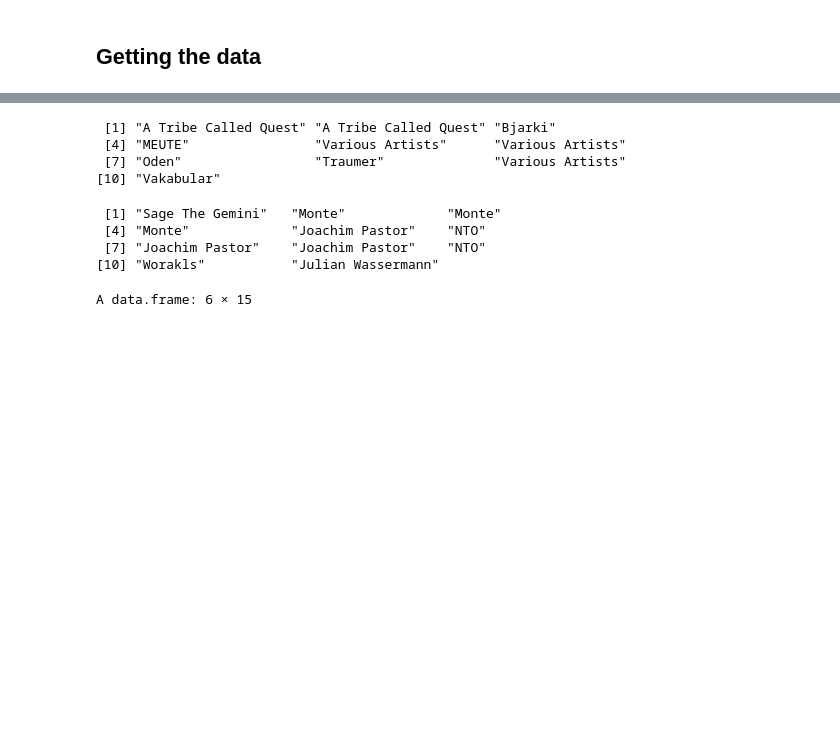
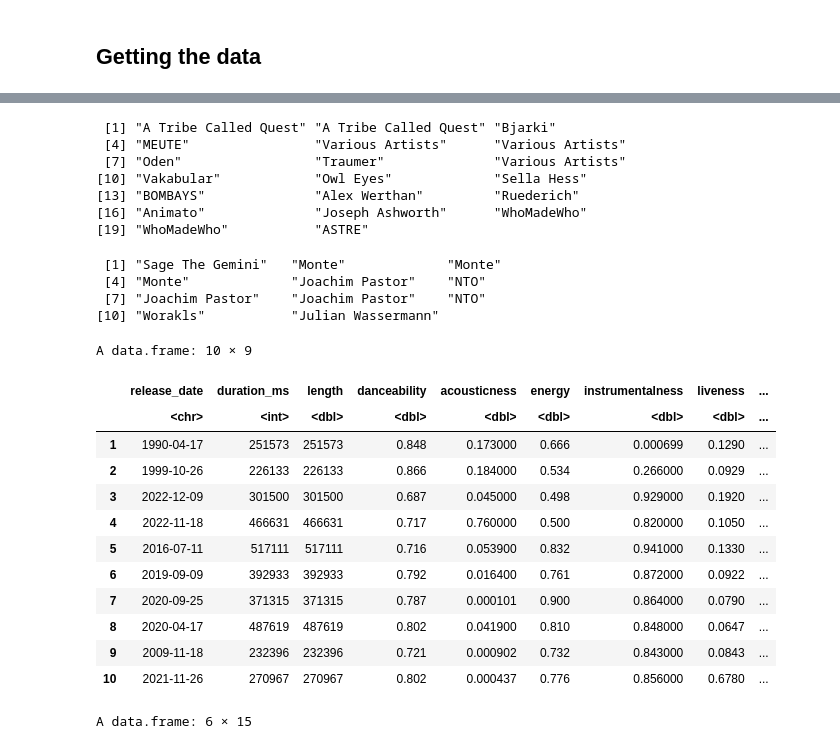
Before and after one commit to nilsjennissen/r-handbook, a Jupyter notebook: r-notebook.ipynb, the cells around one changed output, grey strips where cells are left out. Drawn from its saved outputs; the diff is of its cells as text; code cells hidden in the pictures; blank space fills up the shorter version.

```diff
--- a/r-notebook.ipynb
+++ b/r-notebook.ipynb
@@ -45,12 +43,15 @@ A data.frame: 6 × 24
 | 6 | 2022-12-15T05:12:55Z | 1XCc5NixQsxAwEpKbysZjL | Hometurf | 18 | spotify:track:1XCc5NixQsxAwEpKbysZjL | Various Artists | Haŵs Party Vol. 2 | 2019-09-09 | 392933 | 392933 | ... |
 # %%
 # Column artist first 10
-df$artist[1:10]
+df$artist[1:20]
 # %% [output]
  [1] "A Tribe Called Quest" "A Tribe Called Quest" "Bjarki"
  [4] "MEUTE"                "Various Artists"      "Various Artists"
  [7] "Oden"                 "Traumer"              "Various Artists"
-[10] "Vakabular"
+[10] "Vakabular"            "Owl Eyes"             "Sella Hess"
+[13] "BOMBAYS"              "Alex Werthan"         "Ruederich"
+[16] "Animato"              "Joseph Ashworth"      "WhoMadeWho"
+[19] "WhoMadeWho"           "ASTRE"
 # %%
 # Column artist last 10 from end
 df$artist[(nrow(df)-10):nrow(df)]
@@ -59,6 +60,22 @@ df$artist[(nrow(df)-10):nrow(df)]
  [4] "Monte"             "Joachim Pastor"    "NTO"
  [7] "Joachim Pastor"    "Joachim Pastor"    "NTO"
 [10] "Worakls"           "Julian Wassermann"
+# %%
+df[1:10, 8:16]
+# %% [output]
+A data.frame: 10 × 9
+|  | release_date | duration_ms | length | danceability | acousticness | energy | instrumentalness | liveness | ... |
+|  | <chr> | <int> | <dbl> | <dbl> | <dbl> | <dbl> | <dbl> | <dbl> | ... |
+| 1 | 1990-04-17 | 251573 | 251573 | 0.848 | 0.173000 | 0.666 | 0.000699 | 0.1290 | ... |
+| 2 | 1999-10-26 | 226133 | 226133 | 0.866 | 0.184000 | 0.534 | 0.266000 | 0.0929 | ... |
+| 3 | 2022-12-09 | 301500 | 301500 | 0.687 | 0.045000 | 0.498 | 0.929000 | 0.1920 | ... |
+| 4 | 2022-11-18 | 466631 | 466631 | 0.717 | 0.760000 | 0.500 | 0.820000 | 0.1050 | ... |
+| 5 | 2016-07-11 | 517111 | 517111 | 0.716 | 0.053900 | 0.832 | 0.941000 | 0.1330 | ... |
+| 6 | 2019-09-09 | 392933 | 392933 | 0.792 | 0.016400 | 0.761 | 0.872000 | 0.0922 | ... |
+| 7 | 2020-09-25 | 371315 | 371315 | 0.787 | 0.000101 | 0.900 | 0.864000 | 0.0790 | ... |
+| 8 | 2020-04-17 | 487619 | 487619 | 0.802 | 0.041900 | 0.810 | 0.848000 | 0.0647 | ... |
+| 9 | 2009-11-18 | 232396 | 232396 | 0.721 | 0.000902 | 0.732 | 0.843000 | 0.0843 | ... |
+| 10 | 2021-11-26 | 270967 | 270967 | 0.802 | 0.000437 | 0.776 | 0.856000 | 0.6780 | ... |
 # %%
 # Subset of all columns that are numeric
 df_numeric <- df[, sapply(df, is.numeric)]
```
Also changed, not shown: parts of 11 cells of this notebook.
